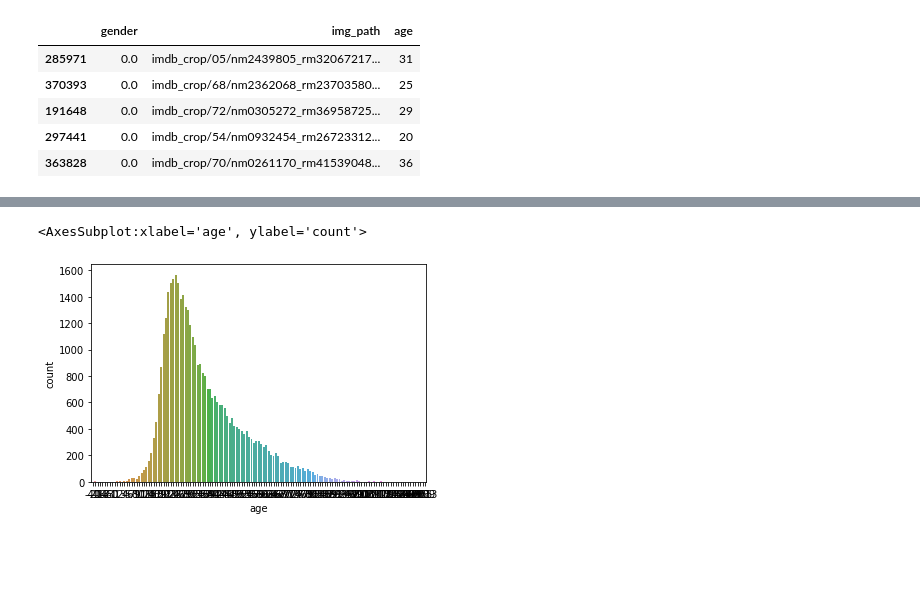
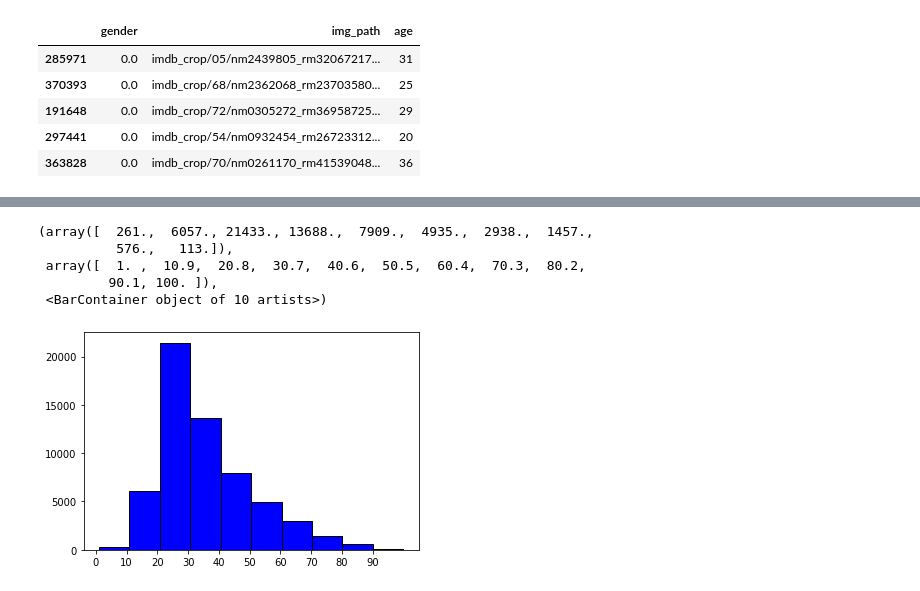
Before and after one commit to SaiGanesh26/Age-Gender-Prediction, a Jupyter notebook: data_processing.ipynb, the cells around one changed output, grey strips where cells are left out. Cells and saved outputs as stored; diff of their text form; code cells hidden in the pictures; blank space fills up the shorter version.

```diff
--- a/data_processing.ipynb
+++ b/data_processing.ipynb
@@ -258,8 +284,15 @@ sns.countplot(dataset["gender"])
-# %%
-sns.countplot(dataset["age"])
-# %% [output]
-<AxesSubplot:xlabel='age', ylabel='count'>
-[figure, removed]
+# %%
+# A count plot that displays the total number of same age group people
+x_ticks = np.arange(0, dataset["age"].max(), 10)
+plt.xticks(x_ticks)
+plt.hist(dataset["age"],color='blue', edgecolor='black',linewidth=1)
+# %% [output]
+(array([  261.,  6057., 21433., 13688.,  7909.,  4935.,  2938.,  1457.,
+          576.,   113.]),
+ array([  1. ,  10.9,  20.8,  30.7,  40.6,  50.5,  60.4,  70.3,  80.2,
+         90.1, 100. ]),
+ <BarContainer object of 10 artists>)
+[figure, added]
 # %%
 # save this file so that, this can be used for building the model
 dataset.to_csv('data/dataset.csv',index=False)
```
Also changed, not shown: parts of 9 cells of this notebook.
